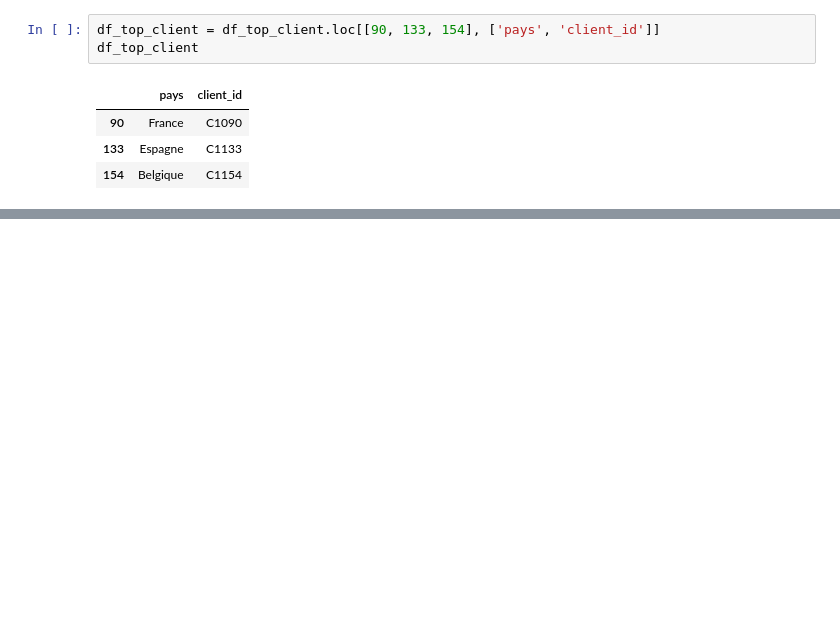
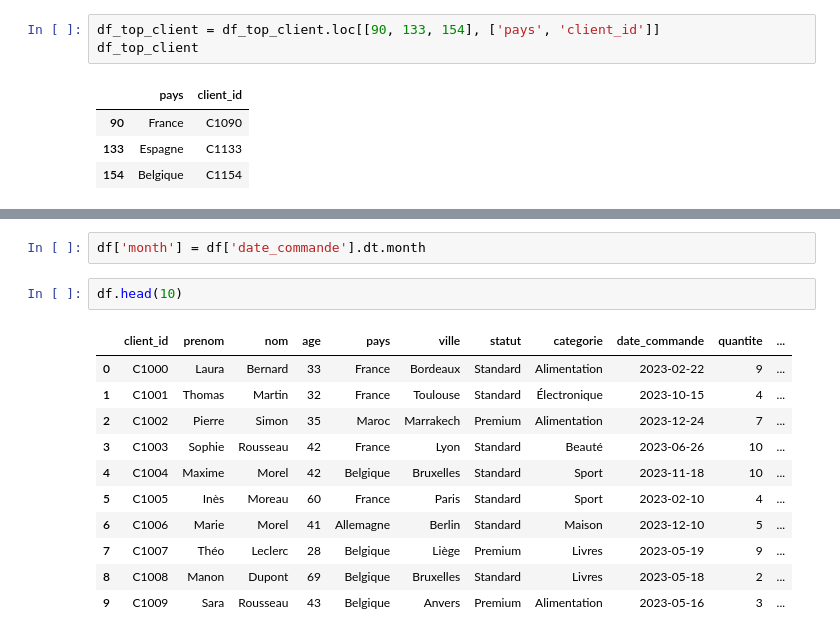
Before and after one commit to H3-8/pandas, a Jupyter notebook: notebook.ipynb, the cells around one changed output, grey strips where cells are left out. Cells and saved outputs as stored; diff of their text form; blank space fills up the shorter version.

```diff
--- a/notebook.ipynb
+++ b/notebook.ipynb
@@ -178,0 +247,16 @@ df_top_client
+# %%
+df['month'] = df['date_commande'].dt.month
+# %%
+df.head(10)
+# %% [output]
+|  | client_id | prenom | nom | age | pays | ville | statut | categorie | date_commande | quantite | ... |
+| 0 | C1000 | Laura | Bernard | 33 | France | Bordeaux | Standard | Alimentation | 2023-02-22 | 9 | ... |
+| 1 | C1001 | Thomas | Martin | 32 | France | Toulouse | Standard | Électronique | 2023-10-15 | 4 | ... |
+| 2 | C1002 | Pierre | Simon | 35 | Maroc | Marrakech | Premium | Alimentation | 2023-12-24 | 7 | ... |
+| 3 | C1003 | Sophie | Rousseau | 42 | France | Lyon | Standard | Beauté | 2023-06-26 | 10 | ... |
+| 4 | C1004 | Maxime | Morel | 42 | Belgique | Bruxelles | Standard | Sport | 2023-11-18 | 10 | ... |
+| 5 | C1005 | Inès | Moreau | 60 | France | Paris | Standard | Sport | 2023-02-10 | 4 | ... |
+| 6 | C1006 | Marie | Morel | 41 | Allemagne | Berlin | Standard | Maison | 2023-12-10 | 5 | ... |
+| 7 | C1007 | Théo | Leclerc | 28 | Belgique | Liège | Premium | Livres | 2023-05-19 | 9 | ... |
+| 8 | C1008 | Manon | Dupont | 69 | Belgique | Bruxelles | Standard | Livres | 2023-05-18 | 2 | ... |
+| 9 | C1009 | Sara | Rousseau | 43 | Belgique | Anvers | Premium | Alimentation | 2023-05-16 | 3 | ... |
```
Also changed, not shown: parts of 7 cells of this notebook.
